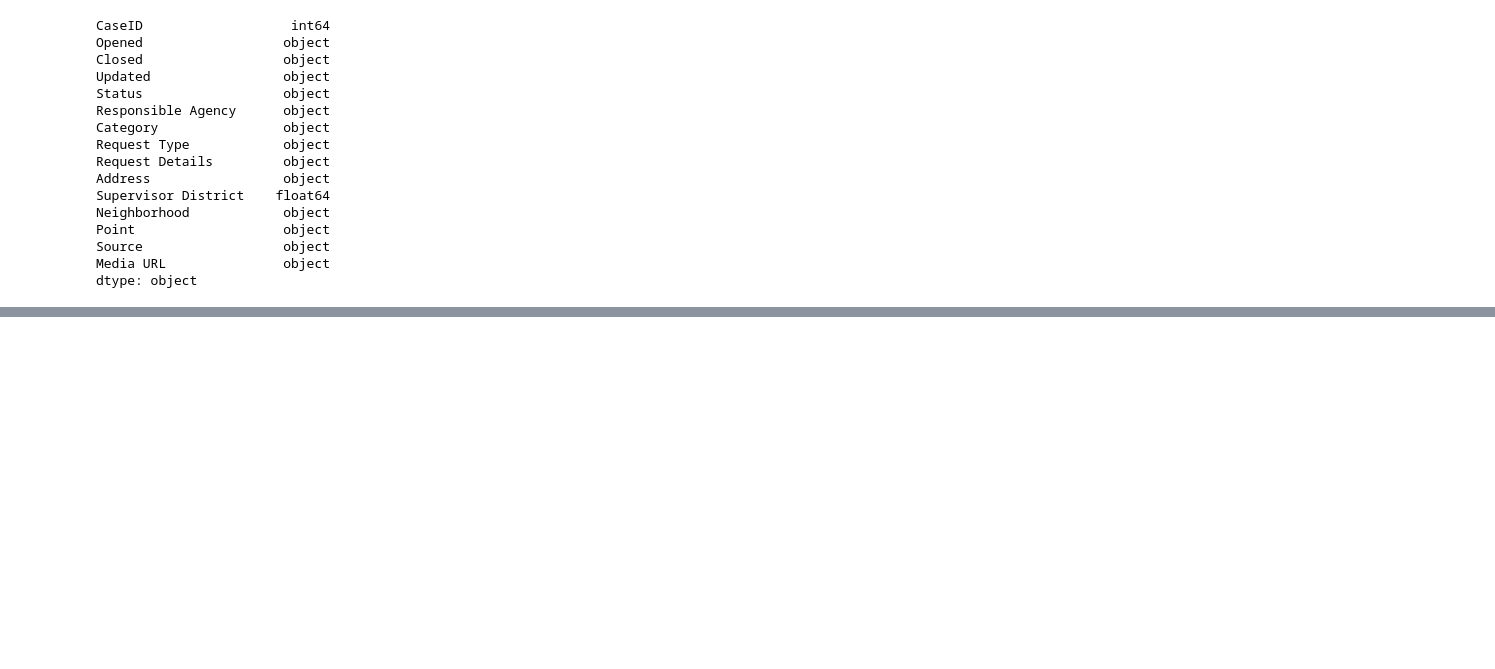
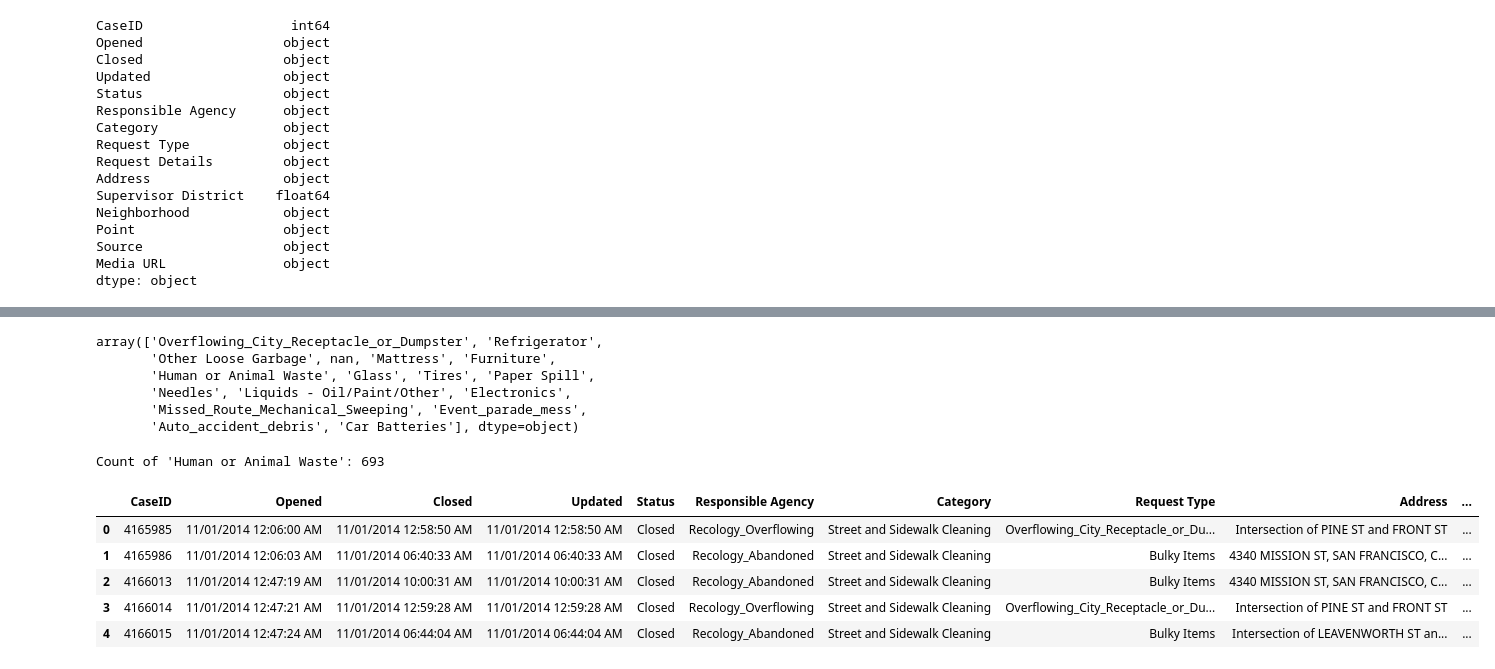
Before and after one commit to Wook22/Public_Data_Prediction_Modeling, a Jupyter notebook: EDA.ipynb, the cells around one changed output, grey strips where cells are left out. Cells and saved outputs as stored; diff of their text form; code cells hidden in the pictures; blank space fills up the shorter version.

```diff
--- a/EDA.ipynb
+++ b/EDA.ipynb
@@ -49,0 +111,29 @@ dtype: object
+# %%
+df2['Request Details'].unique()
+# %% [output]
+array(['Overflowing_City_Receptacle_or_Dumpster', 'Refrigerator',
+       'Other Loose Garbage', nan, 'Mattress', 'Furniture',
+       'Human or Animal Waste', 'Glass', 'Tires', 'Paper Spill',
+       'Needles', 'Liquids - Oil/Paint/Other', 'Electronics',
+       'Missed_Route_Mechanical_Sweeping', 'Event_parade_mess',
+       'Auto_accident_debris', 'Car Batteries'], dtype=object)
+# %%
+count_nan = df2["Request Type"].str.count("Human or Animal Waste").sum()
+print("Count of 'Human or Animal Waste':", count_nan)
+# %% [output]
+Count of 'Human or Animal Waste': 693
+# %%
+# Delete the unreleveent columns
+df3 = df2.drop(['Media URL',
+                'Request Details',
+                'Supervisor District'],
+               axis=1)
+
+df3.head()
+# %% [output]
+|  | CaseID | Opened | Closed | Updated | Status | Responsible Agency | Category | Request Type | Address | ... |
+| 0 | 4165985 | 11/01/2014 12:06:00 AM | 11/01/2014 12:58:50 AM | 11/01/2014 12:58:50 AM | Closed | Recology_Overflowing | Street and Sidewalk Cleaning | Overflowing_City_Receptacle_or_Du... | Intersection of PINE ST and FRONT ST | ... |
+| 1 | 4165986 | 11/01/2014 12:06:03 AM | 11/01/2014 06:40:33 AM | 11/01/2014 06:40:33 AM | Closed | Recology_Abandoned | Street and Sidewalk Cleaning | Bulky Items | 4340 MISSION ST, SAN FRANCISCO, C... | ... |
+| 2 | 4166013 | 11/01/2014 12:47:19 AM | 11/01/2014 10:00:31 AM | 11/01/2014 10:00:31 AM | Closed | Recology_Abandoned | Street and Sidewalk Cleaning | Bulky Items | 4340 MISSION ST, SAN FRANCISCO, C... | ... |
+| 3 | 4166014 | 11/01/2014 12:47:21 AM | 11/01/2014 12:59:28 AM | 11/01/2014 12:59:28 AM | Closed | Recology_Overflowing | Street and Sidewalk Cleaning | Overflowing_City_Receptacle_or_Du... | Intersection of PINE ST and FRONT ST | ... |
+| 4 | 4166015 | 11/01/2014 12:47:24 AM | 11/01/2014 06:44:04 AM | 11/01/2014 06:44:04 AM | Closed | Recology_Abandoned | Street and Sidewalk Cleaning | Bulky Items | Intersection of LEAVENWORTH ST an... | ... |
```
Also changed, not shown: parts of 13 cells of this notebook, 1 other file.
